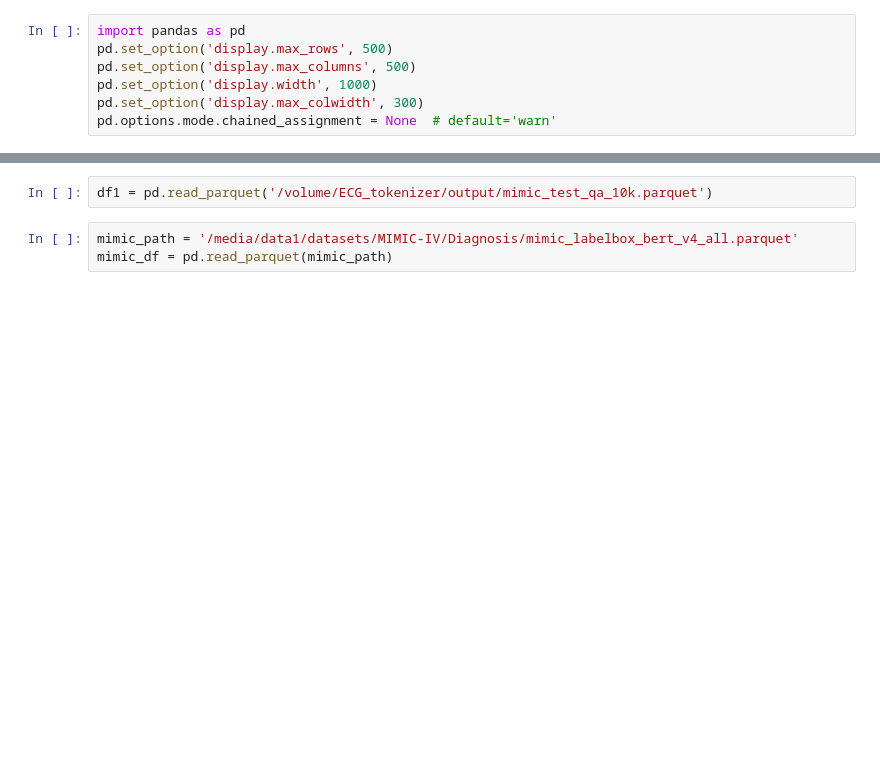
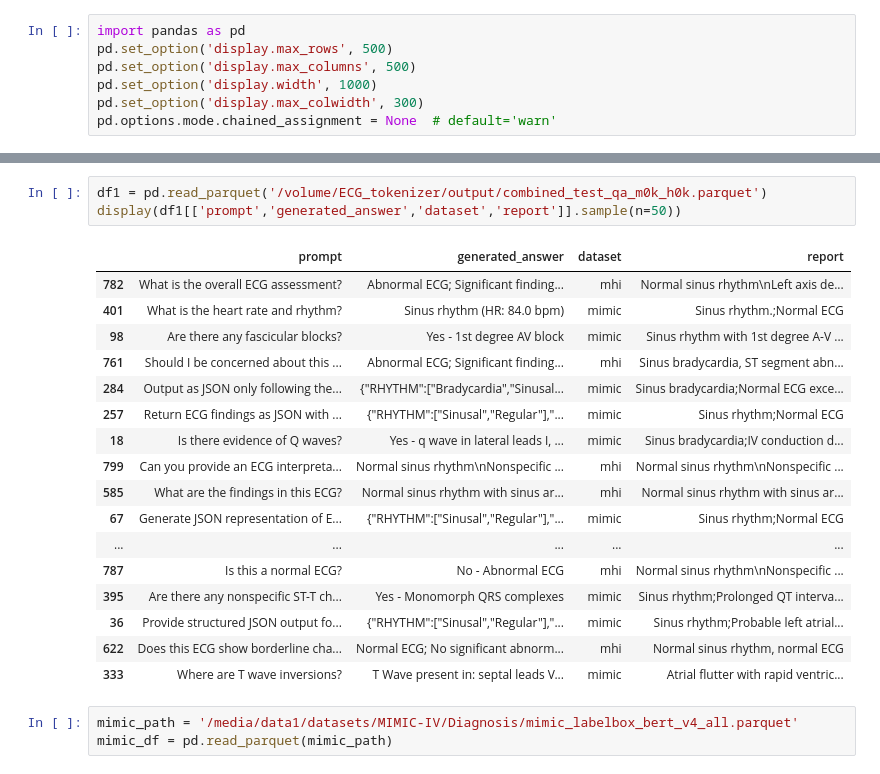
Before and after one commit to HeartWise-AI/ECG_tokenizer, a Jupyter notebook: dataset_generation/inspect.ipynb, the cells around one changed output, grey strips where cells are left out. Drawn from its saved outputs; the diff is of its cells as text; blank space fills up the shorter version.

```diff
--- a/dataset_generation/inspect.ipynb
+++ b/dataset_generation/inspect.ipynb
@@ -54,5 +85,24 @@ Examples where Left ventricular hypertrophy == 1:
 # %%
-df1 = pd.read_parquet('/volume/ECG_tokenizer/output/mimic_test_qa_10k.parquet')
+df1 = pd.read_parquet('/volume/ECG_tokenizer/output/combined_test_qa_m0k_h0k.parquet')
+display(df1[['prompt','generated_answer','dataset','report']].sample(n=50))
+# %% [output]
+|  | prompt | generated_answer | dataset | report |
+| 782 | What is the overall ECG assessment? | Abnormal ECG; Significant finding... | mhi | Normal sinus rhythm\nLeft axis de... |
+| 401 | What is the heart rate and rhythm? | Sinus rhythm (HR: 84.0 bpm) | mimic | Sinus rhythm.;Normal ECG |
+| 98 | Are there any fascicular blocks? | Yes - 1st degree AV block | mimic | Sinus rhythm with 1st degree A-V ... |
+| 761 | Should I be concerned about this ... | Abnormal ECG; Significant finding... | mhi | Sinus bradycardia, ST segment abn... |
+| 284 | Output as JSON only following the... | {"RHYTHM":["Bradycardia","Sinusal... | mimic | Sinus bradycardia;Normal ECG exce... |
+| 257 | Return ECG findings as JSON with ... | {"RHYTHM":["Sinusal","Regular"],"... | mimic | Sinus rhythm;Normal ECG |
+| 18 | Is there evidence of Q waves? | Yes - q wave in lateral leads I, ... | mimic | Sinus bradycardia;IV conduction d... |
+| 799 | Can you provide an ECG interpreta... | Normal sinus rhythm\nNonspecific ... | mhi | Normal sinus rhythm\nNonspecific ... |
+| 585 | What are the findings in this ECG? | Normal sinus rhythm with sinus ar... | mhi | Normal sinus rhythm with sinus ar... |
+| 67 | Generate JSON representation of E... | {"RHYTHM":["Sinusal","Regular"],"... | mimic | Sinus rhythm;Normal ECG |
+| ... | ... | ... | ... | ... |
+| 787 | Is this a normal ECG? | No - Abnormal ECG | mhi | Normal sinus rhythm\nNonspecific ... |
+| 395 | Are there any nonspecific ST-T ch... | Yes - Monomorph QRS complexes | mimic | Sinus rhythm;Prolonged QT interva... |
+| 36 | Provide structured JSON output fo... | {"RHYTHM":["Sinusal","Regular"],"... | mimic | Sinus rhythm;Probable left atrial... |
+| 622 | Does this ECG show borderline cha... | Normal ECG; No significant abnorm... | mhi | Normal sinus rhythm, normal ECG |
+| 333 | Where are T wave inversions? | T Wave present in: septal leads V... | mimic | Atrial flutter with rapid ventric... |
 # %%
 mimic_path = '/media/data1/datasets/MIMIC-IV/Diagnosis/mimic_labelbox_bert_v4_all.parquet'
 mimic_df = pd.read_parquet(mimic_path)
```
Also changed, not shown: parts of 3 cells of this notebook, 12 other files.
